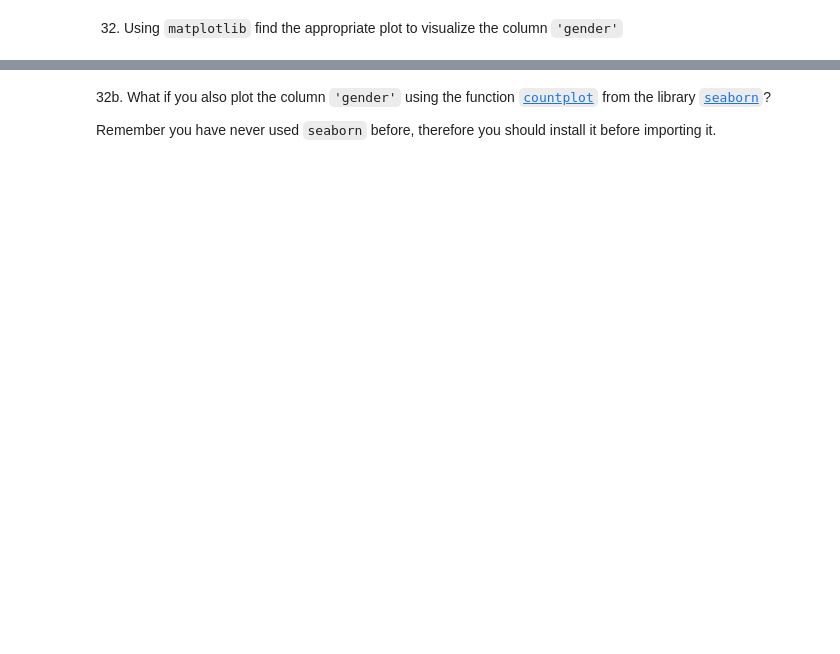
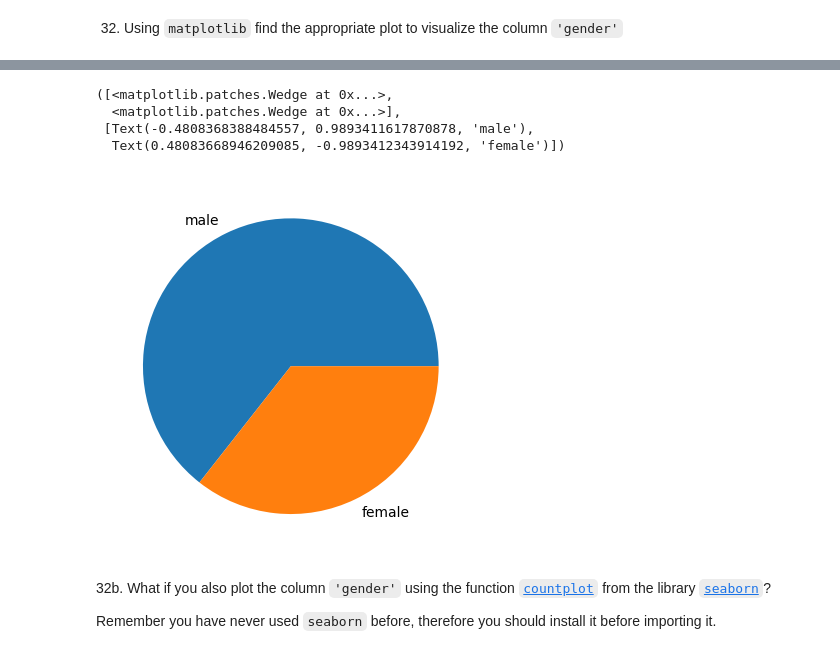
Before and after one commit to Rafacercos/ONLINE_DS_THEBRIDGE_RAFACERCOS, a Jupyter notebook: MIS_EJERCICIOS/Pandas/Titanic-exercise.ipynb, the cells around one changed output, grey strips where cells are left out. Saved outputs shown, nothing was run; the diff lists cells and outputs as text; code cells hidden in the pictures; blank space fills up the shorter version.

```diff
--- a/MIS_EJERCICIOS/Pandas/Titanic-exercise.ipynb
+++ b/MIS_EJERCICIOS/Pandas/Titanic-exercise.ipynb
@@ -441,3 +479,11 @@ Hint: There were two people with the same name, who?
+# %%
+plt.pie(titanic["sex"].value_counts(), labels=titanic["sex"].value_counts().index)
+# %% [output]
+([<matplotlib.patches.Wedge at 0x...>,
+  <matplotlib.patches.Wedge at 0x...>],
+ [Text(-0.4808368388484557, 0.9893411617870878, 'male'),
+  Text(0.48083668946209085, -0.9893412343914192, 'female')])
+[figure, added]
 # %% [markdown]
 32b. What if you also plot the column `'gender'` using the function [`countplot`](https://seaborn.pydata.org/generated/seaborn.countplot.html) from the library [`seaborn`](https://seaborn.pydata.org/)?
 
```
Also changed, not shown: parts of 14 cells of this notebook, 1 other file.
